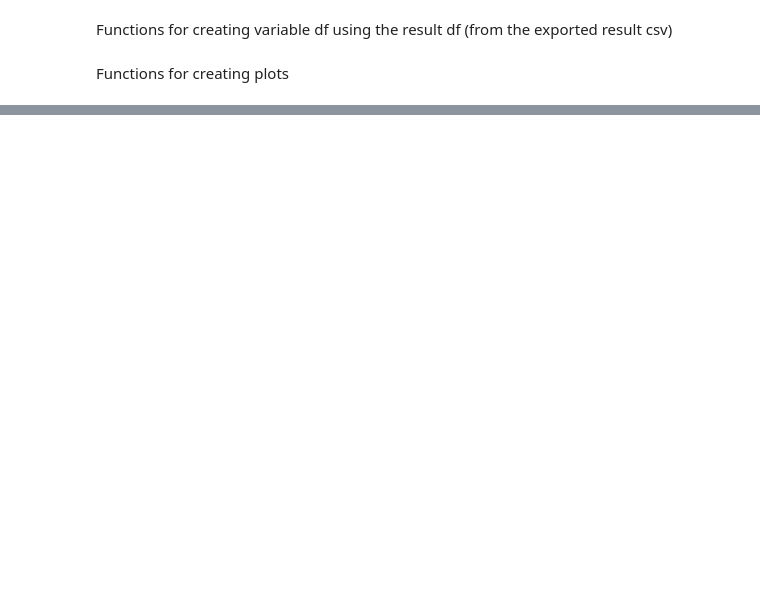
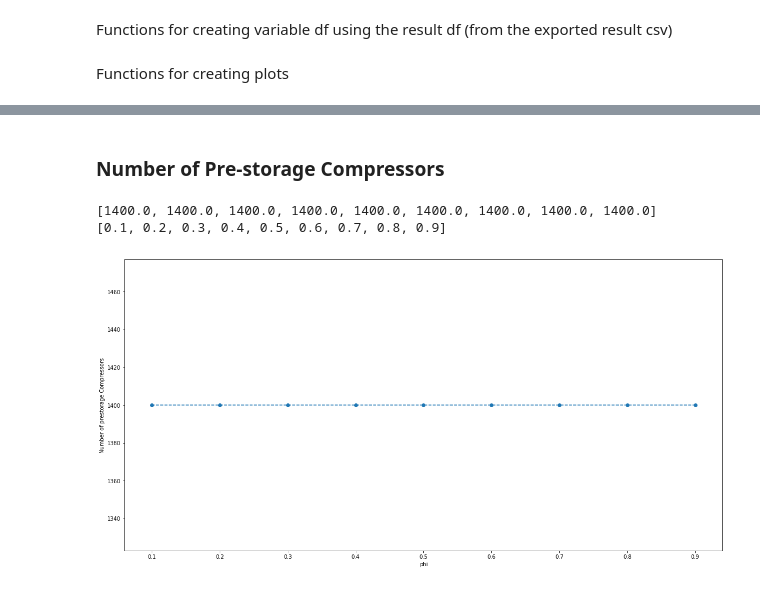
Before and after one commit to lewisjko/FYDP, a Jupyter notebook: FYDP.ipynb, the cells around one changed output, grey strips where cells are left out. Saved outputs shown, nothing was run; the diff lists cells and outputs as text; code cells hidden in the pictures; blank space fills up the shorter version.

```diff
--- a/FYDP.ipynb
+++ b/FYDP.ipynb
@@ -1799,0 +2011,19 @@ print("Emission offset is:",format(df.loc[df['variable'] == 'em_offset_max_1','v
+# %% [markdown]
+### Number of Pre-storage Compressors
+# %%
+N_prestorage_list = []
+phi_list = []
+
+for df in [combined_result_phi_1_df,combined_result_phi_2_df,combined_result_phi_3_df,combined_result_phi_4_df,combined_result_phi_5_df,combined_result_phi_6_df,combined_result_phi_7_df,combined_result_phi_8_df,combined_result_phi_9_df]:
+    N_prestorage = df.loc[df['variable']=='N_prestorage','value'].tolist()[0]
+    phi = df.loc[df['variable']=='phi','value'].tolist()[0]
+    N_prestorage_list.append(N_prestorage)
+    phi_list.append(phi)
+
+print(N_prestorage_list)
+print(phi_list)
+create_plot_list(phi_list,N_prestorage_list,'phi','Number of prestorage Compressors')
+# %% [output]
+[1400.0, 1400.0, 1400.0, 1400.0, 1400.0, 1400.0, 1400.0, 1400.0, 1400.0]
+[0.1, 0.2, 0.3, 0.4, 0.5, 0.6, 0.7, 0.8, 0.9]
+[figure, added]
```
Also changed, not shown: parts of 75 cells of this notebook, 1 other file.
